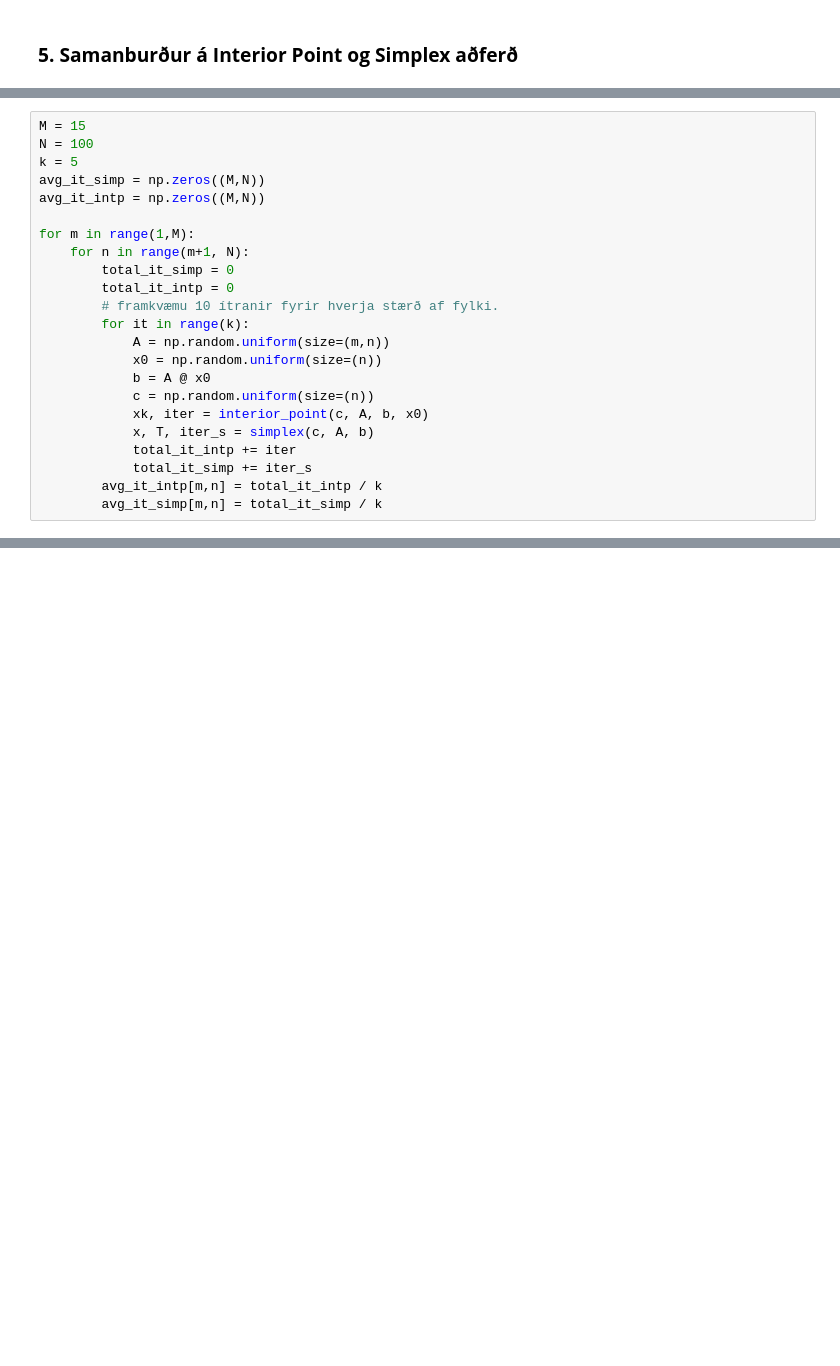
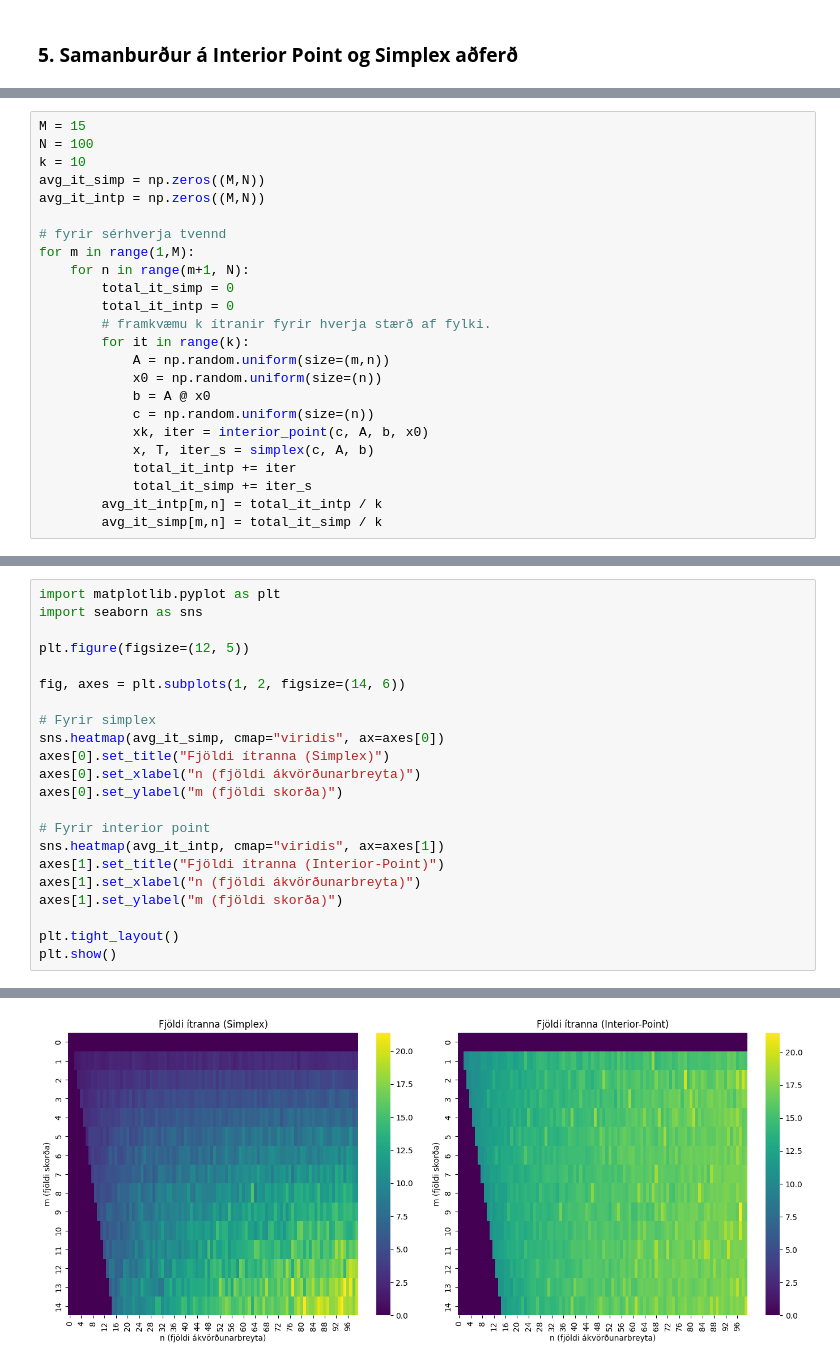
Before and after one commit to JoRE13/A-ger-agreining, a Jupyter notebook: Lota2/hw2.ipynb, the cells around one changed output, grey strips where cells are left out. Cells and saved outputs as stored; diff of their text form; blank space fills up the shorter version.

```diff
--- a/Lota2/hw2.ipynb
+++ b/Lota2/hw2.ipynb
@@ -811,15 +811,16 @@ Til þess að bera saman fjölda aðferðirnar
 # %%
 M = 15
 N = 100
-k = 5
+k = 10
 avg_it_simp = np.zeros((M,N))
 avg_it_intp = np.zeros((M,N))
 
+# fyrir sérhverja tvennd
 for m in range(1,M):
     for n in range(m+1, N):
         total_it_simp = 0
         total_it_intp = 0
-        # framkvæmu 10 ítranir fyrir hverja stærð af fylki.
+        # framkvæmu k ítranir fyrir hverja stærð af fylki.
         for it in range(k):
             A = np.random.uniform(size=(m,n))
             x0 = np.random.uniform(size=(n))
@@ -939,0 +837,23 @@ plt.show()
+# %%
+import matplotlib.pyplot as plt
+import seaborn as sns
+
+plt.figure(figsize=(12, 5))
+
+fig, axes = plt.subplots(1, 2, figsize=(14, 6))
+
+# Fyrir simplex
+sns.heatmap(avg_it_simp, cmap="viridis", ax=axes[0])
+axes[0].set_title("Fjöldi ítranna (Simplex)")
+axes[0].set_xlabel("n (fjöldi ákvörðunarbreyta)")
+axes[0].set_ylabel("m (fjöldi skorða)")
+
+# Fyrir interior point
+sns.heatmap(avg_it_intp, cmap="viridis", ax=axes[1])
+axes[1].set_title("Fjöldi ítranna (Interior-Point)")
+axes[1].set_xlabel("n (fjöldi ákvörðunarbreyta)")
+axes[1].set_ylabel("m (fjöldi skorða)")
+
+plt.tight_layout()
+plt.show()
+# %% [output]
@@ -939,0 +861 @@ plt.show()
+[figure, added]
```
Also changed, not shown: parts of 13 cells of this notebook.
